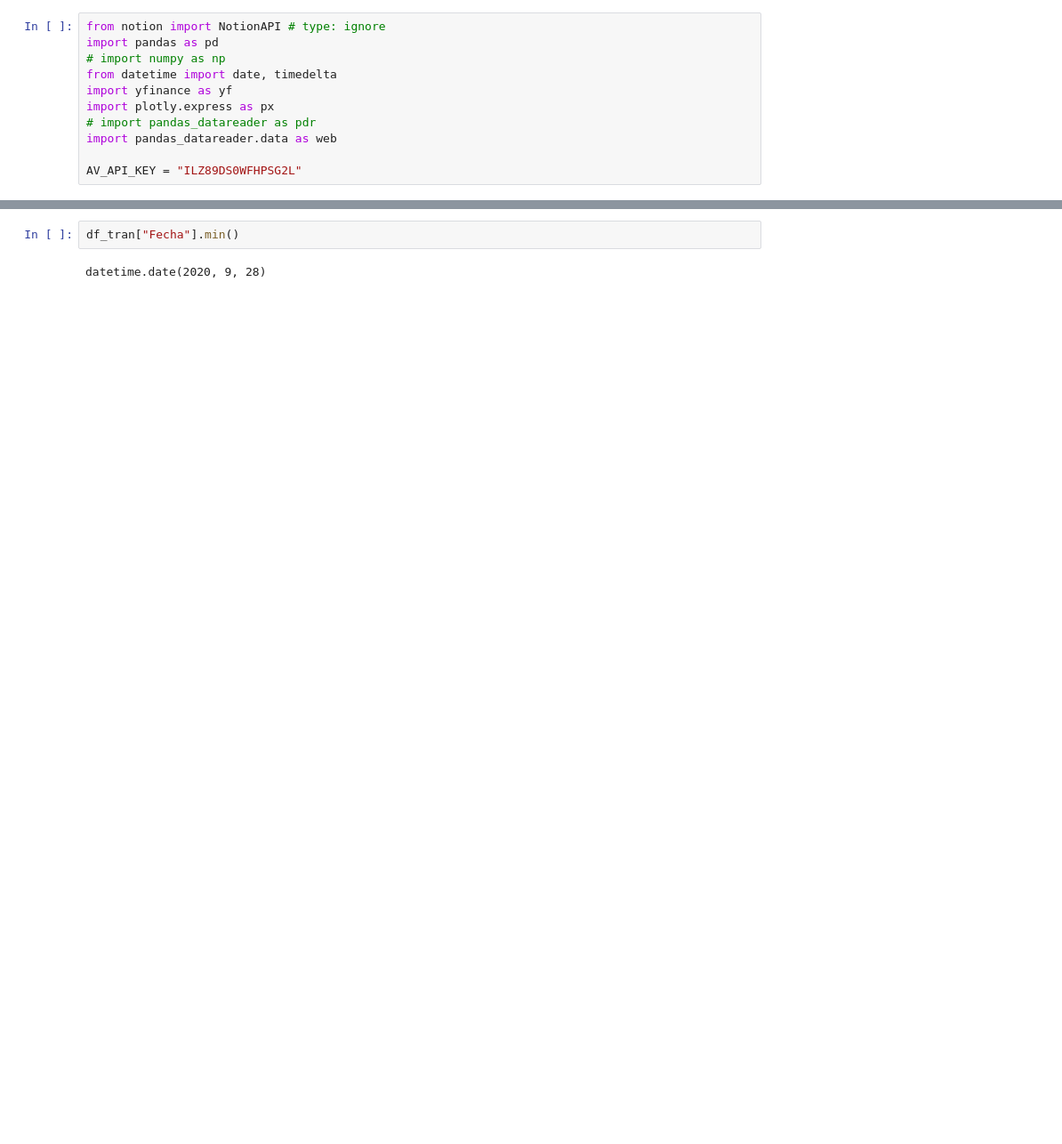
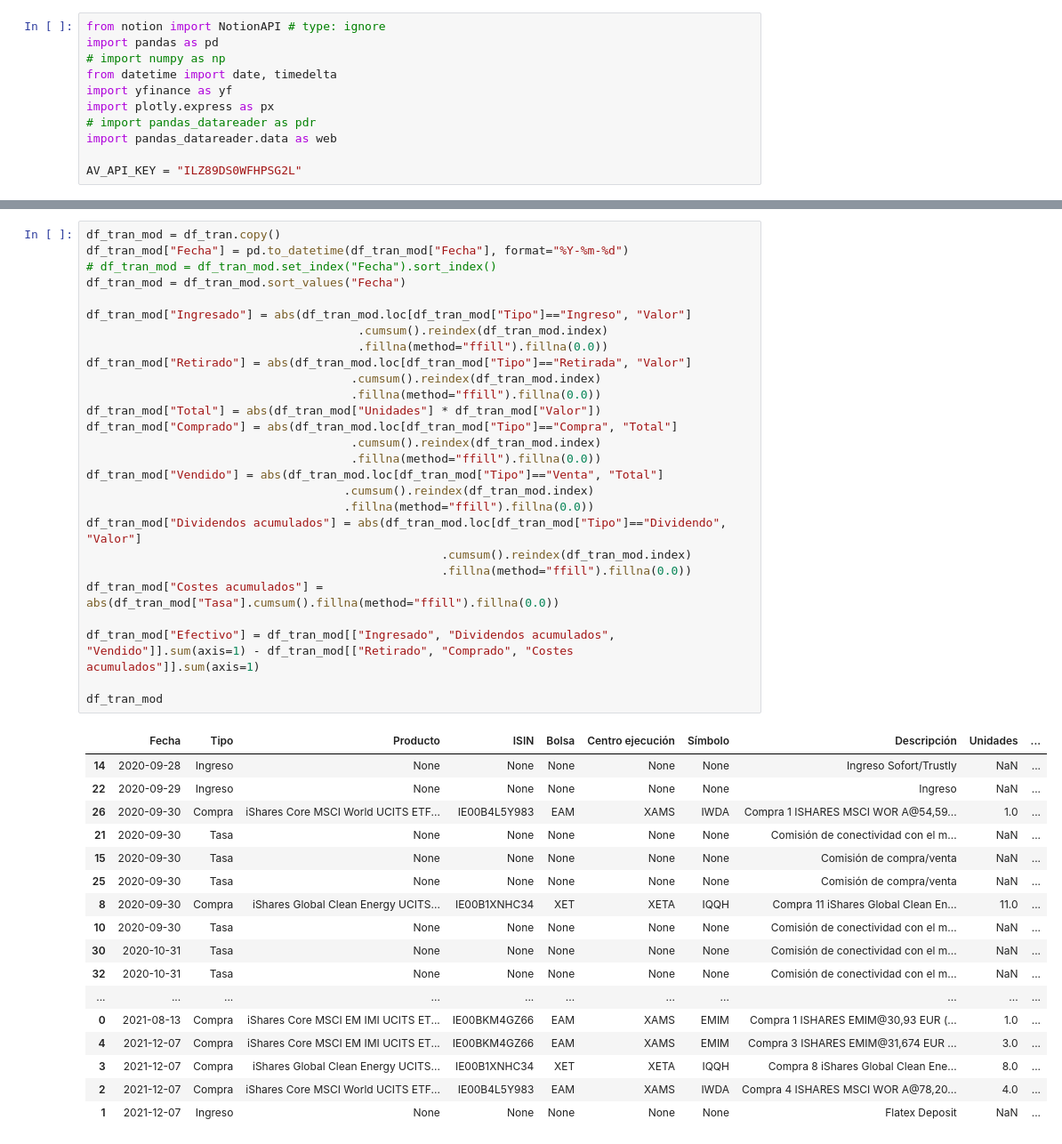
Before and after one commit to grhervas/portfolio-tracker, a Jupyter notebook: test.ipynb, the cells around one changed output, grey strips where cells are left out. Shown: that part at 89% size. Drawn from its saved outputs; the diff is of its cells as text; blank space fills up the shorter version.

```diff
--- a/test.ipynb
+++ b/test.ipynb
@@ -152,4 +52,45 @@ df_pos
-# %%
-df_tran["Fecha"].min()
-# %% [output]
-datetime.date(2020, 9, 28)
+# %%
+df_tran_mod = df_tran.copy()
+df_tran_mod["Fecha"] = pd.to_datetime(df_tran_mod["Fecha"], format="%Y-%m-%d")
+# df_tran_mod = df_tran_mod.set_index("Fecha").sort_index()
+df_tran_mod = df_tran_mod.sort_values("Fecha")
+
+df_tran_mod["Ingresado"] = abs(df_tran_mod.loc[df_tran_mod["Tipo"]=="Ingreso", "Valor"]
+                                       .cumsum().reindex(df_tran_mod.index)
+                                       .fillna(method="ffill").fillna(0.0))
+df_tran_mod["Retirado"] = abs(df_tran_mod.loc[df_tran_mod["Tipo"]=="Retirada", "Valor"]
+                                      .cumsum().reindex(df_tran_mod.index)
+                                      .fillna(method="ffill").fillna(0.0))
+df_tran_mod["Total"] = abs(df_tran_mod["Unidades"] * df_tran_mod["Valor"])
+df_tran_mod["Comprado"] = abs(df_tran_mod.loc[df_tran_mod["Tipo"]=="Compra", "Total"]
+                                      .cumsum().reindex(df_tran_mod.index)
+                                      .fillna(method="ffill").fillna(0.0))
+df_tran_mod["Vendido"] = abs(df_tran_mod.loc[df_tran_mod["Tipo"]=="Venta", "Total"]
+                                     .cumsum().reindex(df_tran_mod.index)
+                                     .fillna(method="ffill").fillna(0.0))
+df_tran_mod["Dividendos acumulados"] = abs(df_tran_mod.loc[df_tran_mod["Tipo"]=="Dividendo", "Valor"]
+                                                   .cumsum().reindex(df_tran_mod.index)
+                                                   .fillna(method="ffill").fillna(0.0))
+df_tran_mod["Costes acumulados"] = abs(df_tran_mod["Tasa"].cumsum().fillna(method="ffill").fillna(0.0))
+
+df_tran_mod["Efectivo"] = df_tran_mod[["Ingresado", "Dividendos acumulados", "Vendido"]].sum(axis=1) - df_tran_mod[["Retirado", "Comprado", "Costes acumulados"]].sum(axis=1)
+
+df_tran_mod
+# %% [output]
+|  | Fecha | Tipo | Producto | ISIN | Bolsa | Centro ejecución | Símbolo | Descripción | Unidades | ... |
+| 14 | 2020-09-28 | Ingreso | None | None | None | None | None | Ingreso Sofort/Trustly | NaN | ... |
+| 22 | 2020-09-29 | Ingreso | None | None | None | None | None | Ingreso | NaN | ... |
+| 26 | 2020-09-30 | Compra | iShares Core MSCI World UCITS ETF... | IE00B4L5Y983 | EAM | XAMS | IWDA | Compra 1 ISHARES MSCI WOR A@54,59... | 1.0 | ... |
+| 21 | 2020-09-30 | Tasa | None | None | None | None | None | Comisión de conectividad con el m... | NaN | ... |
+| 15 | 2020-09-30 | Tasa | None | None | None | None | None | Comisión de compra/venta | NaN | ... |
+| 25 | 2020-09-30 | Tasa | None | None | None | None | None | Comisión de compra/venta | NaN | ... |
+| 8 | 2020-09-30 | Compra | iShares Global Clean Energy UCITS... | IE00B1XNHC34 | XET | XETA | IQQH | Compra 11 iShares Global Clean En... | 11.0 | ... |
+| 10 | 2020-09-30 | Tasa | None | None | None | None | None | Comisión de conectividad con el m... | NaN | ... |
+| 30 | 2020-10-31 | Tasa | None | None | None | None | None | Comisión de conectividad con el m... | NaN | ... |
+| 32 | 2020-10-31 | Tasa | None | None | None | None | None | Comisión de conectividad con el m... | NaN | ... |
+| ... | ... | ... | ... | ... | ... | ... | ... | ... | ... | ... |
+| 0 | 2021-08-13 | Compra | iShares Core MSCI EM IMI UCITS ET... | IE00BKM4GZ66 | EAM | XAMS | EMIM | Compra 1 ISHARES EMIM@30,93 EUR (... | 1.0 | ... |
+| 4 | 2021-12-07 | Compra | iShares Core MSCI EM IMI UCITS ET... | IE00BKM4GZ66 | EAM | XAMS | EMIM | Compra 3 ISHARES EMIM@31,674 EUR ... | 3.0 | ... |
+| 3 | 2021-12-07 | Compra | iShares Global Clean Energy UCITS... | IE00B1XNHC34 | XET | XETA | IQQH | Compra 8 iShares Global Clean Ene... | 8.0 | ... |
+| 2 | 2021-12-07 | Compra | iShares Core MSCI World UCITS ETF... | IE00B4L5Y983 | EAM | XAMS | IWDA | Compra 4 ISHARES MSCI WOR A@78,20... | 4.0 | ... |
+| 1 | 2021-12-07 | Ingreso | None | None | None | None | None | Flatex Deposit | NaN | ... |
```
Also changed, not shown: parts of 9 cells of this notebook, 2 other files.
